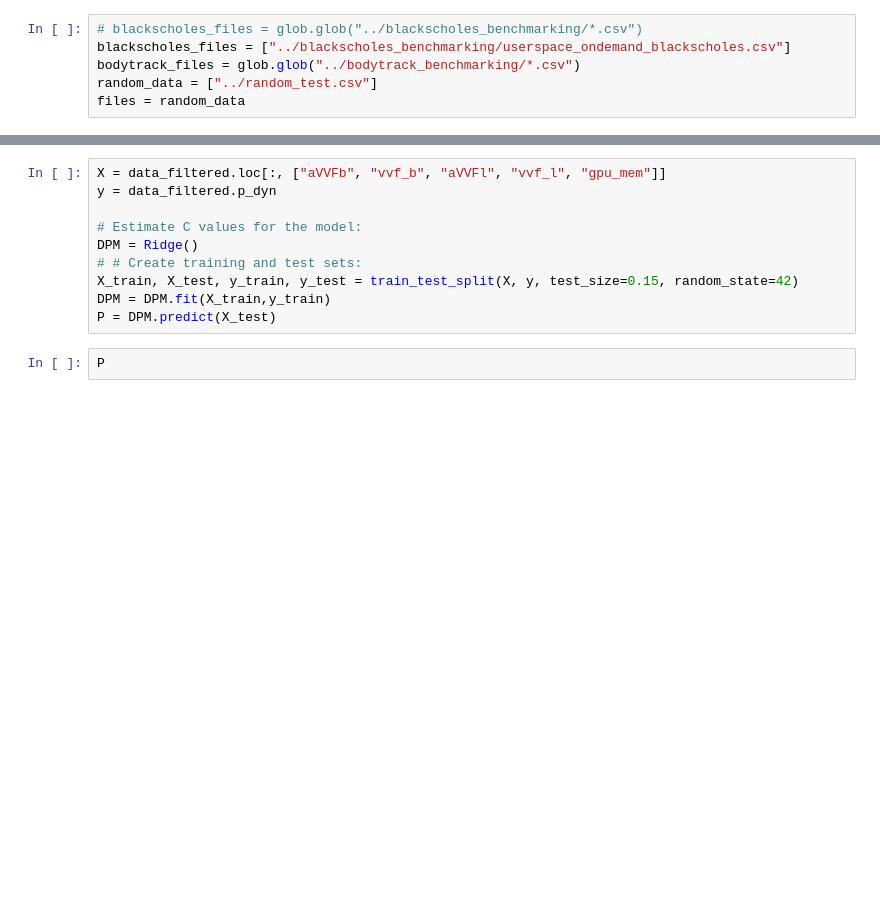
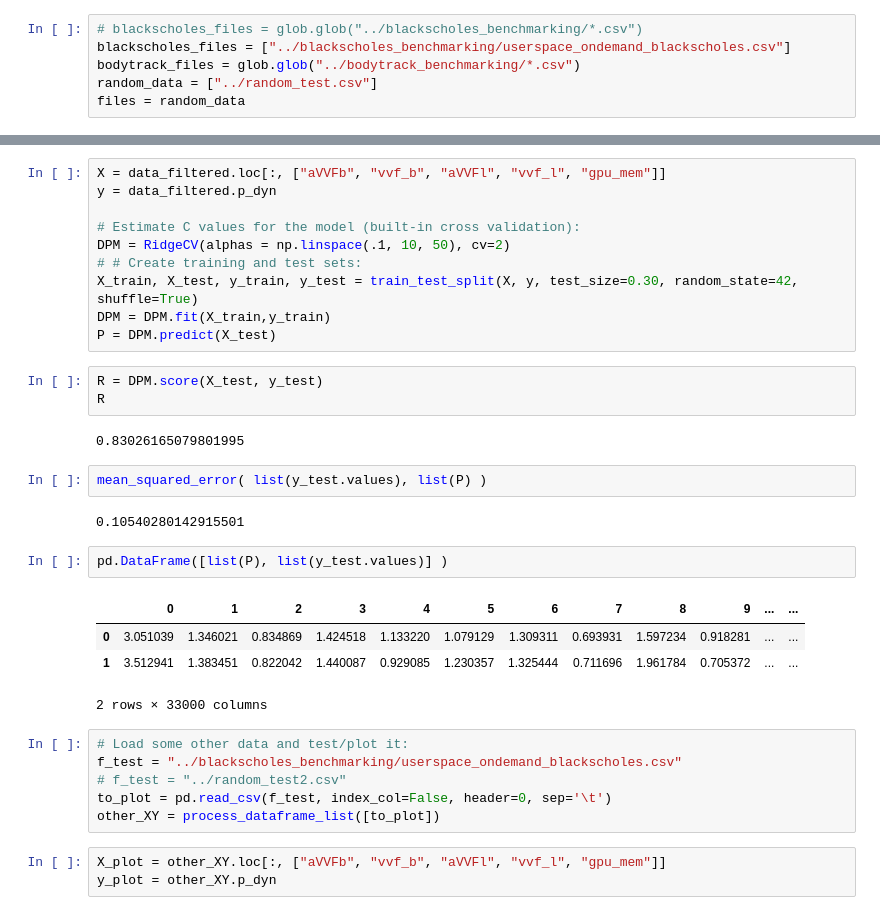
Before and after one commit to MaiaBlanco/userland_dvfs_gov, a Jupyter notebook: data/power model analysis/power_model_coeffs.ipynb, the cells around one changed output, grey strips where cells are left out. Drawn from its saved outputs; the diff is of its cells as text; blank space fills up the shorter version.

```diff
--- a/data/power model analysis/power_model_coeffs.ipynb
+++ b/data/power model analysis/power_model_coeffs.ipynb
@@ -98,11 +109,34 @@ data_filtered.head(10)
 X = data_filtered.loc[:, ["aVVFb", "vvf_b", "aVVFl", "vvf_l", "gpu_mem"]]
 y = data_filtered.p_dyn
 
-# Estimate C values for the model:
-DPM = Ridge()
+# Estimate C values for the model (built-in cross validation):
+DPM = RidgeCV(alphas = np.linspace(.1, 10, 50), cv=2)
 # # Create training and test sets:
-X_train, X_test, y_train, y_test = train_test_split(X, y, test_size=0.15, random_state=42)
+X_train, X_test, y_train, y_test = train_test_split(X, y, test_size=0.30, random_state=42, shuffle=True)
 DPM = DPM.fit(X_train,y_train)
 P = DPM.predict(X_test)
-# %%
-P
+# %%
+R = DPM.score(X_test, y_test)
+R
+# %% [output]
+0.83026165079801995
+# %%
+mean_squared_error( list(y_test.values), list(P) )
+# %% [output]
+0.10540280142915501
+# %%
+pd.DataFrame([list(P), list(y_test.values)] )
+# %% [output]
+|  | 0 | 1 | 2 | 3 | 4 | 5 | 6 | 7 | 8 | 9 | ... | ... |
+| 0 | 3.051039 | 1.346021 | 0.834869 | 1.424518 | 1.133220 | 1.079129 | 1.309311 | 0.693931 | 1.597234 | 0.918281 | ... | ... |
+| 1 | 3.512941 | 1.383451 | 0.822042 | 1.440087 | 0.929085 | 1.230357 | 1.325444 | 0.711696 | 1.961784 | 0.705372 | ... | ... |
+2 rows × 33000 columns
+# %%
+# Load some other data and test/plot it:
+f_test = "../blackscholes_benchmarking/userspace_ondemand_blackscholes.csv"
+# f_test = "../random_test2.csv"
+to_plot = pd.read_csv(f_test, index_col=False, header=0, sep='\t')
+other_XY = process_dataframe_list([to_plot])
+# %%
+X_plot = other_XY.loc[:, ["aVVFb", "vvf_b", "aVVFl", "vvf_l", "gpu_mem"]]
+y_plot = other_XY.p_dyn
```
Also changed, not shown: parts of 7 cells of this notebook, 2 other files.
